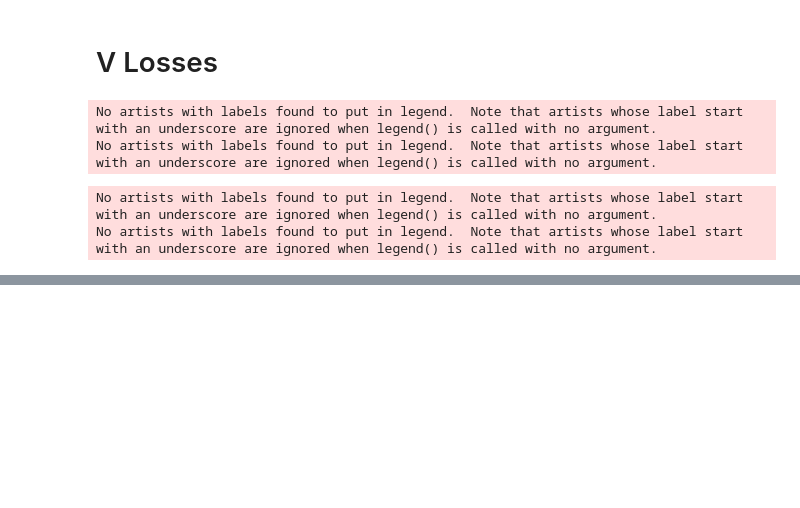
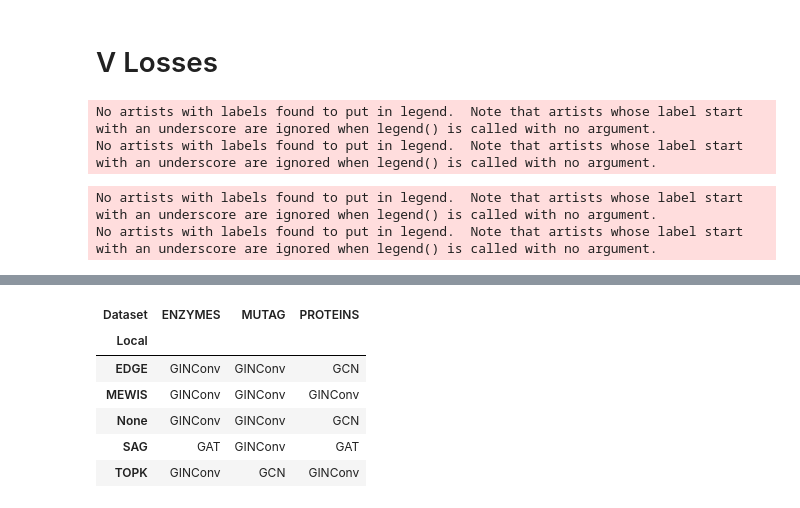
Before and after one commit to AntoineTSP/ML_research_seminar, a Jupyter notebook: Visualisation/Resultats_graphiques_GNN.ipynb, the cells around one changed output, grey strips where cells are left out. Drawn from its saved outputs; the diff is of its cells as text; code cells hidden in the pictures; blank space fills up the shorter version.

```diff
--- a/Visualisation/Resultats_graphiques_GNN.ipynb
+++ b/Visualisation/Resultats_graphiques_GNN.ipynb
@@ -126,0 +266,10 @@ No artists with labels found to put in legend.  Note that artists whose label st
+# %%
+df_best_architecture
+# %% [output]
+| Dataset | ENZYMES | MUTAG | PROTEINS |
+| Local |  |  |  |
+| EDGE | GINConv | GINConv | GCN |
+| MEWIS | GINConv | GINConv | GINConv |
+| None | GINConv | GINConv | GCN |
+| SAG | GAT | GINConv | GAT |
+| TOPK | GINConv | GCN | GINConv |
```
Also changed, not shown: parts of 13 cells of this notebook, 24 other files.
